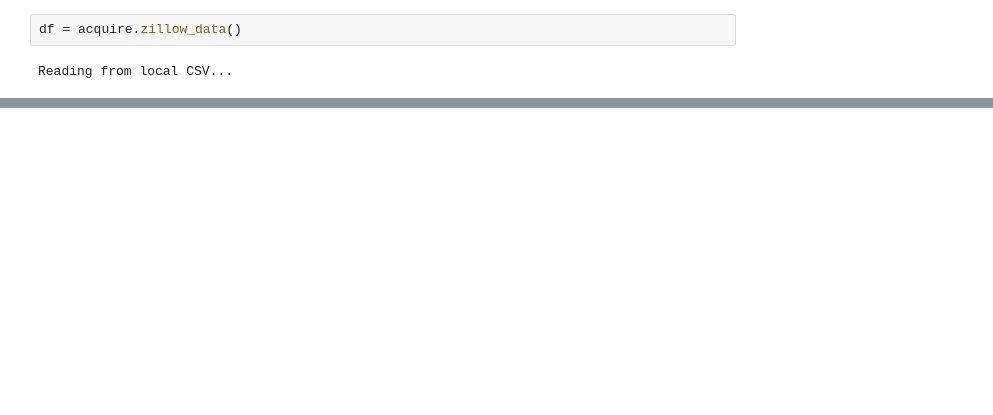
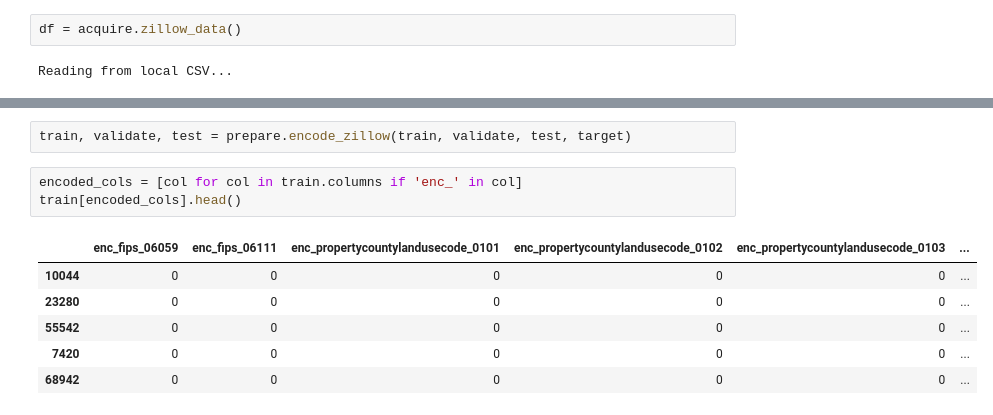
Before and after one commit to bensmith07/zillow-clustering-project, a Jupyter notebook: preparation_notebook.ipynb, the cells around one changed output, grey strips where cells are left out. Saved outputs shown, nothing was run; the diff lists cells and outputs as text; blank space fills up the shorter version.

```diff
--- a/preparation_notebook.ipynb
+++ b/preparation_notebook.ipynb
@@ -259,0 +311,12 @@ def encode_zillow(train, validate, test, target):
+# %%
+train, validate, test = prepare.encode_zillow(train, validate, test, target)
+# %%
+encoded_cols = [col for col in train.columns if 'enc_' in col]
+train[encoded_cols].head()
+# %% [output]
+|  | enc_fips_06059 | enc_fips_06111 | enc_propertycountylandusecode_0101 | enc_propertycountylandusecode_0102 | enc_propertycountylandusecode_0103 | ... |
+| 10044 | 0 | 0 | 0 | 0 | 0 | ... |
+| 23280 | 0 | 0 | 0 | 0 | 0 | ... |
+| 55542 | 0 | 0 | 0 | 0 | 0 | ... |
+| 7420 | 0 | 0 | 0 | 0 | 0 | ... |
+| 68942 | 0 | 0 | 0 | 0 | 0 | ... |
```
Also changed, not shown: parts of 26 cells of this notebook, 1 other file.
